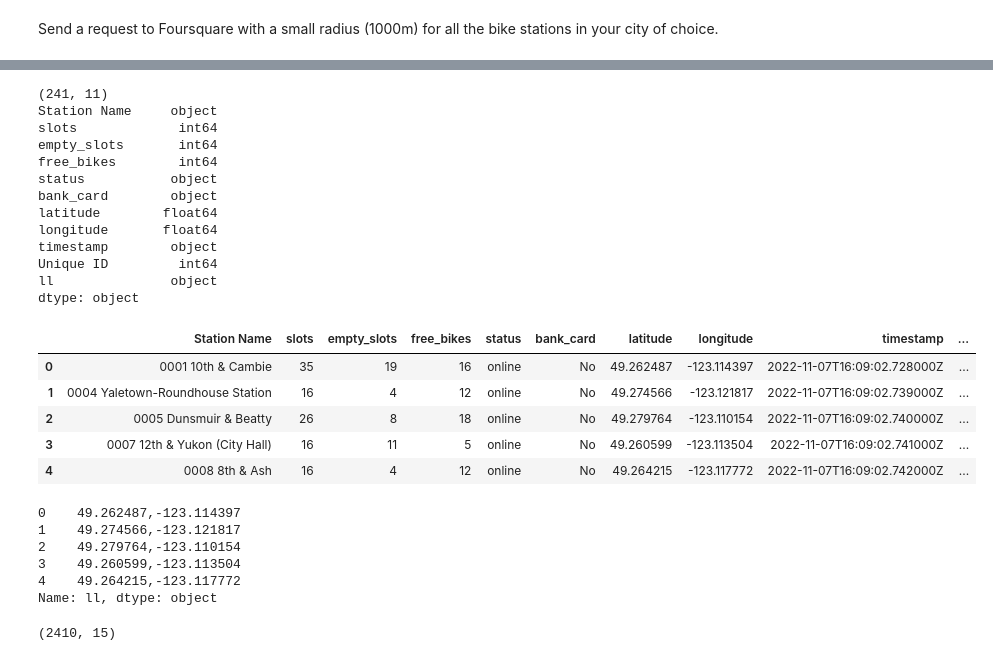
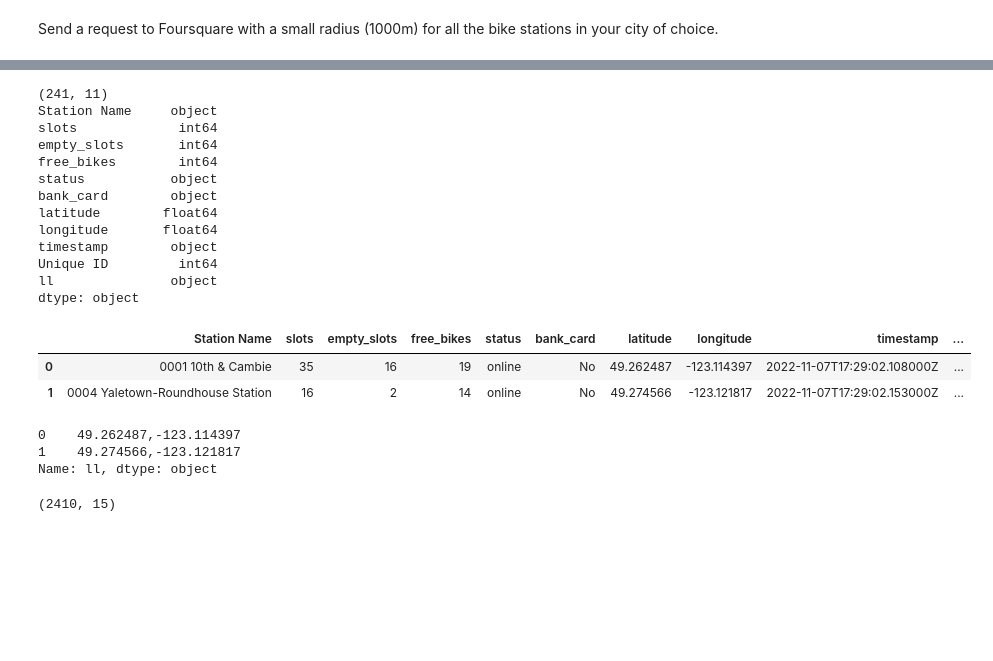
Before and after one commit to jdormaar/Statistical_Modelling_Project, a Jupyter notebook: notebooks/yelp_foursquare_EDA.ipynb, the cells around one changed output, grey strips where cells are left out. Saved outputs shown, nothing was run; the diff lists cells and outputs as text; code cells hidden in the pictures; blank space fills up the shorter version.

```diff
--- a/notebooks/yelp_foursquare_EDA.ipynb
+++ b/notebooks/yelp_foursquare_EDA.ipynb
@@ -87,47 +86,41 @@ test_ll.head(2)
 # %%
 # Create a new column with the coordinate data we need, reformated to str dtype.
 
 # Grab just the two columns we need lat and lon
 df.dropna(subset=['latitude', 'longitude'], inplace=True)
 
 # Creation of a new variable with lon and lat together, label the column header 'll'
 df['ll'] = df['latitude'].astype(str) + ',' + df['longitude'].astype(str)
 df = df[df['ll'] != '0.0,0.0']
 print(df.shape)
 print(df.dtypes)
-df.head()
+df.head(2)
 
 # Reference from Data wrangling exercise
 # %% [output]
 (241, 11)
 Station Name     object
 slots             int64
 empty_slots       int64
 free_bikes        int64
 status           object
 bank_card        object
 latitude        float64
 longitude       float64
 timestamp        object
 Unique ID         int64
 ll               object
 dtype: object
 |  | Station Name | slots | empty_slots | free_bikes | status | bank_card | latitude | longitude | timestamp | ... |
-| 0 | 0001 10th & Cambie | 35 | 19 | 16 | online | No | 49.262487 | -123.114397 | 2022-11-07T16:09:02.728000Z | ... |
-| 1 | 0004 Yaletown-Roundhouse Station | 16 | 4 | 12 | online | No | 49.274566 | -123.121817 | 2022-11-07T16:09:02.739000Z | ... |
-| 2 | 0005 Dunsmuir & Beatty | 26 | 8 | 18 | online | No | 49.279764 | -123.110154 | 2022-11-07T16:09:02.740000Z | ... |
-| 3 | 0007 12th & Yukon (City Hall) | 16 | 11 | 5 | online | No | 49.260599 | -123.113504 | 2022-11-07T16:09:02.741000Z | ... |
-| 4 | 0008 8th & Ash | 16 | 4 | 12 | online | No | 49.264215 | -123.117772 | 2022-11-07T16:09:02.742000Z | ... |
+| 0 | 0001 10th & Cambie | 35 | 16 | 19 | online | No | 49.262487 | -123.114397 | 2022-11-07T17:29:02.108000Z | ... |
+| 1 | 0004 Yaletown-Roundhouse Station | 16 | 2 | 14 | online | No | 49.274566 | -123.121817 | 2022-11-07T17:29:02.153000Z | ... |
 # %%
 # Create a series of ll, confirm format for api url
 ll = df['ll']
-ll.head(5)
+ll.head(2)
 # %% [output]
 0    49.262487,-123.114397
 1    49.274566,-123.121817
-2    49.279764,-123.110154
-3    49.260599,-123.113504
-4    49.264215,-123.117772
 Name: ll, dtype: object
 # %%
 # Populate an empty list with the pd.df objects from each ll location:
```
Also changed, not shown: parts of 7 cells of this notebook, 4 other files.
